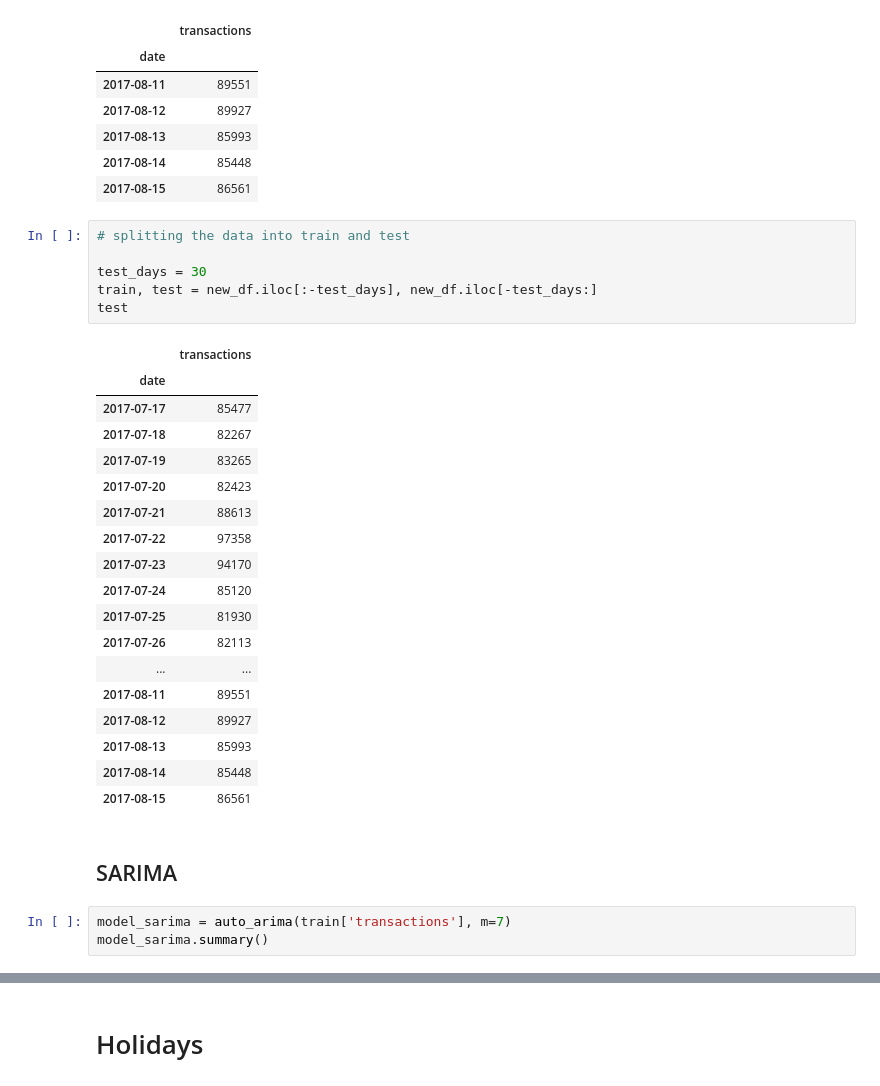
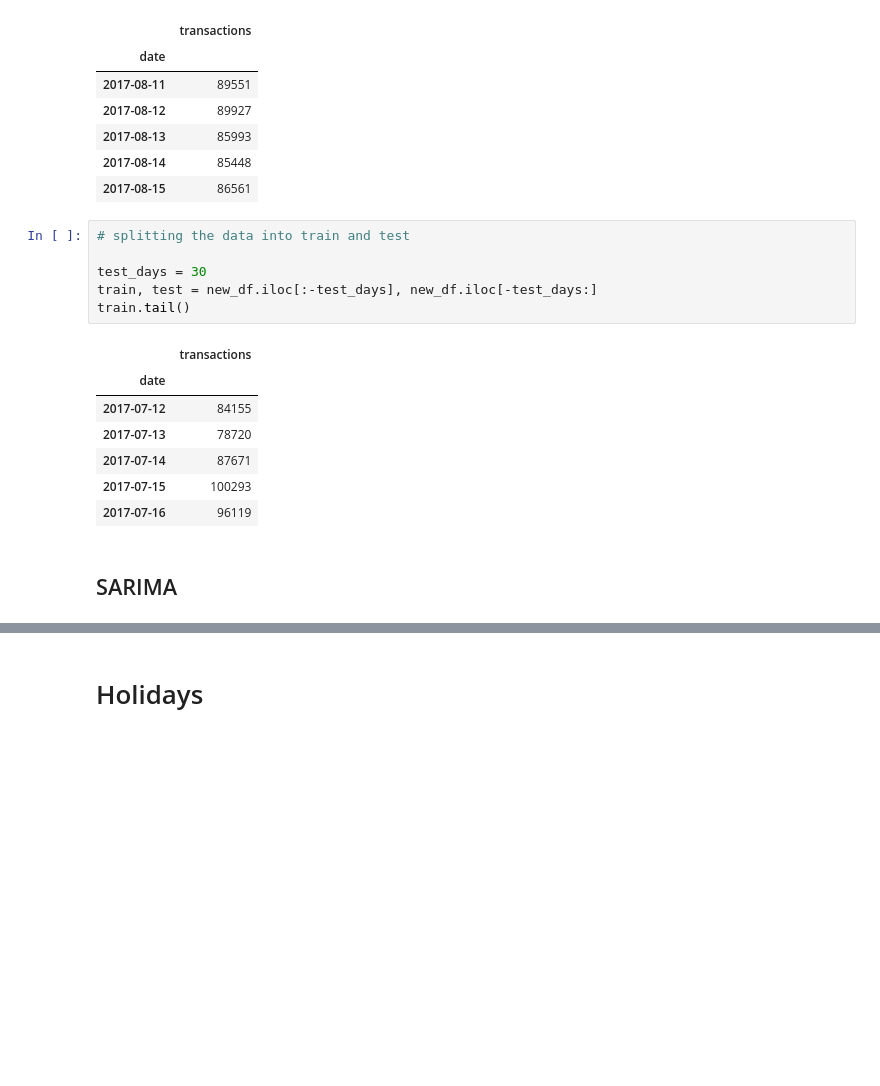
Before and after one commit to InspectorGoole/Sales-Demand-Forecast, a Jupyter notebook: forecast_transctn.ipynb, the cells around one changed output, grey strips where cells are left out. Cells and saved outputs as stored; diff of their text form; blank space fills up the shorter version.

```diff
--- a/forecast_transctn.ipynb
+++ b/forecast_transctn.ipynb
@@ -279,30 +280,16 @@ new_df.tail()
 # %%
 # splitting the data into train and test
 
 test_days = 30
 train, test = new_df.iloc[:-test_days], new_df.iloc[-test_days:]
-test
+train.tail()
 # %% [output]
 |  | transactions |
 | date |  |
-| 2017-07-17 | 85477 |
-| 2017-07-18 | 82267 |
-| 2017-07-19 | 83265 |
-| 2017-07-20 | 82423 |
-| 2017-07-21 | 88613 |
-| 2017-07-22 | 97358 |
-| 2017-07-23 | 94170 |
-| 2017-07-24 | 85120 |
-| 2017-07-25 | 81930 |
-| 2017-07-26 | 82113 |
-| ... | ... |
-| 2017-08-11 | 89551 |
-| 2017-08-12 | 89927 |
-| 2017-08-13 | 85993 |
-| 2017-08-14 | 85448 |
-| 2017-08-15 | 86561 |
+| 2017-07-12 | 84155 |
+| 2017-07-13 | 78720 |
+| 2017-07-14 | 87671 |
+| 2017-07-15 | 100293 |
+| 2017-07-16 | 96119 |
 # %% [markdown]
 ## SARIMA
-# %%
-model_sarima = auto_arima(train['transactions'], m=7)
-model_sarima.summary()
```
Also changed, not shown: parts of 6 cells of this notebook.
